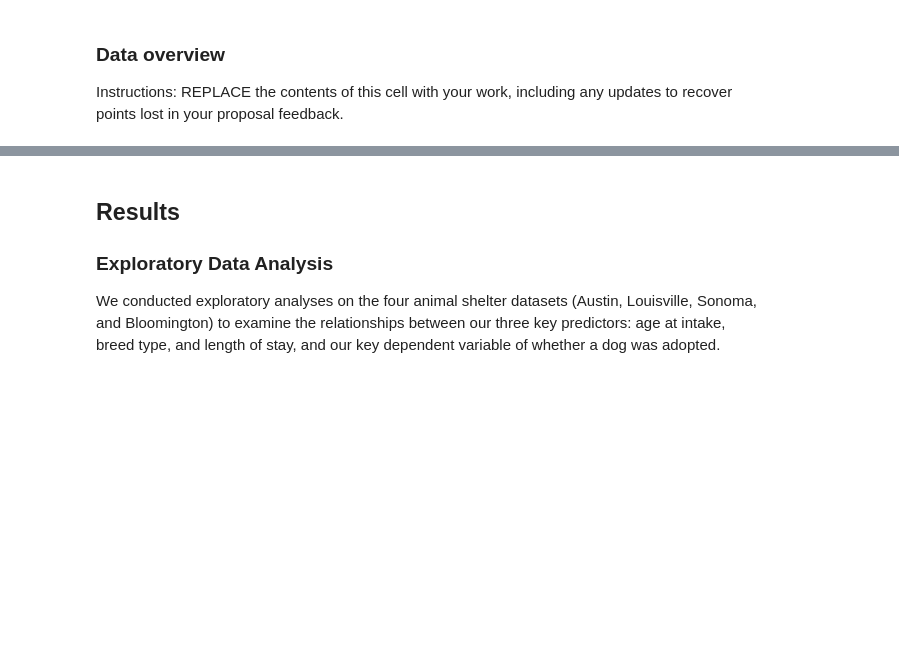
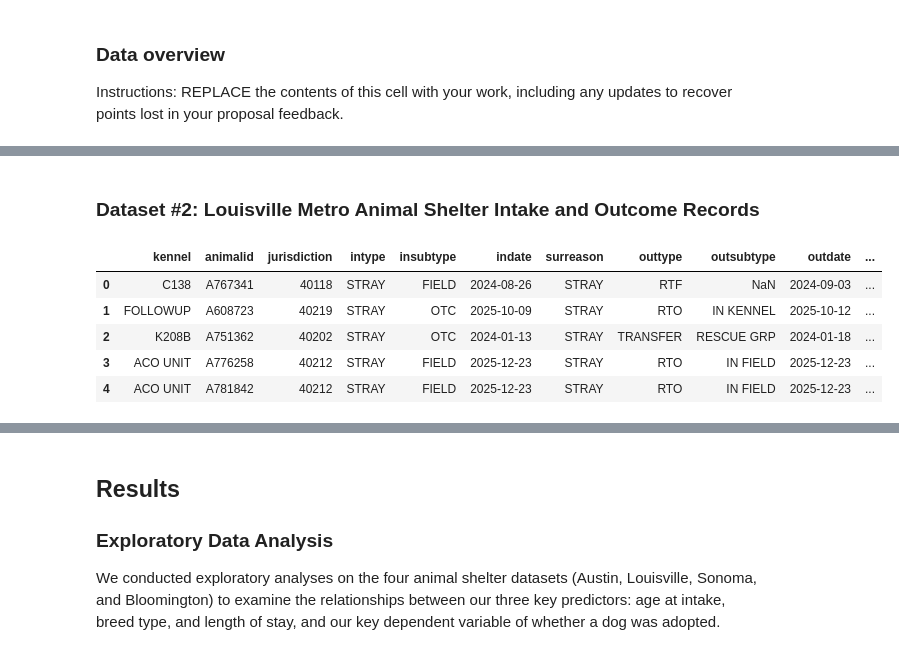
Before and after one commit to COGS108/Group143_WI26, a Jupyter notebook: 03-FinalProject.ipynb, the cells around one changed output, grey strips where cells are left out. Saved outputs shown, nothing was run; the diff lists cells and outputs as text; code cells hidden in the pictures; blank space fills up the shorter version.

Commit message:
Added all 4 dataset to final checkpoint

```diff
--- a/03-FinalProject.ipynb
+++ b/03-FinalProject.ipynb
@@ -121,0 +127,12 @@ Instructions: REPLACE the contents of this cell with your work, including any up
+# %% [markdown]
+### Dataset #2: Louisville Metro Animal Shelter Intake and Outcome Records
+# %%
+louisville = pd.read_csv("data/02-processed/louisville_clean.csv")
+louisville.head()
+# %% [output]
+|  | kennel | animalid | jurisdiction | intype | insubtype | indate | surreason | outtype | outsubtype | outdate | ... |
+| 0 | C138 | A767341 | 40118 | STRAY | FIELD | 2024-08-26 | STRAY | RTF | NaN | 2024-09-03 | ... |
+| 1 | FOLLOWUP | A608723 | 40219 | STRAY | OTC | 2025-10-09 | STRAY | RTO | IN KENNEL | 2025-10-12 | ... |
+| 2 | K208B | A751362 | 40202 | STRAY | OTC | 2024-01-13 | STRAY | TRANSFER | RESCUE GRP | 2024-01-18 | ... |
+| 3 | ACO UNIT | A776258 | 40212 | STRAY | FIELD | 2025-12-23 | STRAY | RTO | IN FIELD | 2025-12-23 | ... |
+| 4 | ACO UNIT | A781842 | 40212 | STRAY | FIELD | 2025-12-23 | STRAY | RTO | IN FIELD | 2025-12-23 | ... |
```
Also changed, not shown: parts of 10 cells of this notebook.
